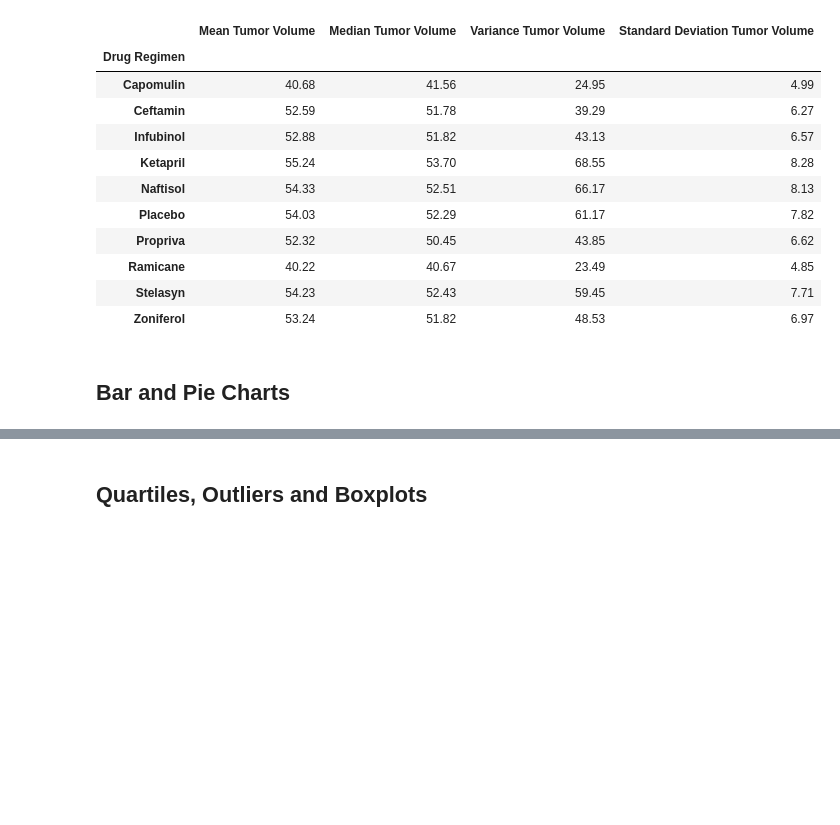
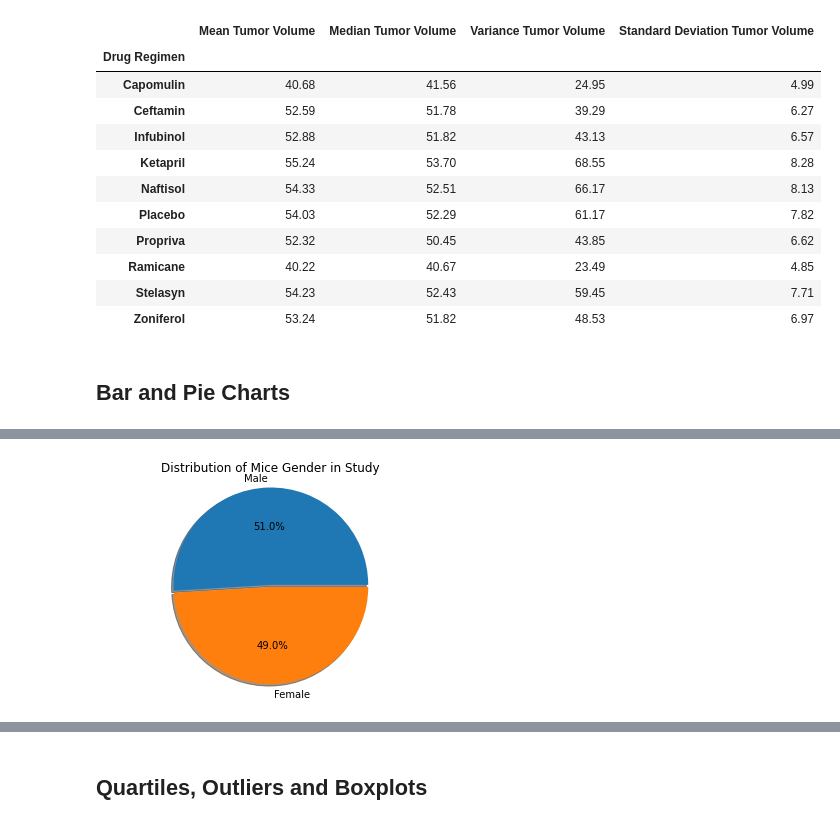
Before and after one commit to khutula/matplotlib-challenge, a Jupyter notebook: pymaceuticals_starter.ipynb, the cells around one changed output, grey strips where cells are left out. Saved outputs shown, nothing was run; the diff lists cells and outputs as text; code cells hidden in the pictures; blank space fills up the shorter version.

```diff
--- a/pymaceuticals_starter.ipynb
+++ b/pymaceuticals_starter.ipynb
@@ -161,4 +175,11 @@ simple_summary_stats_df
 # %%
 # Generate a pie plot showing the distribution of female versus male mice using pandas
+mice_gender = clean_results["Sex"].value_counts()
+
+mice_gender_pie = mice_gender.plot.pie(explode=[.01,.01], title="Distribution of Mice Gender in Study", shadow=True, autopct="%1.1f%%",ylabel="")
+mice_gender_pie.axis('equal')
+plt.show()
+# %% [output]
+[figure, added]
 # %%
 # Generate a pie plot showing the distribution of female versus male mice using pyplot
```
Also changed, not shown: parts of 3 cells of this notebook.
